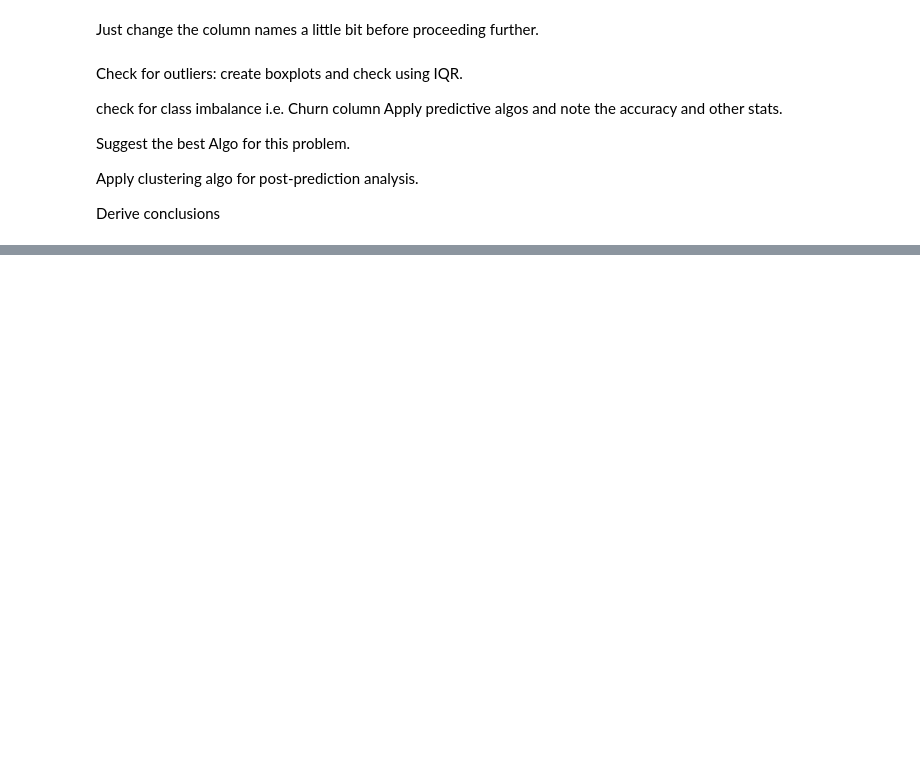
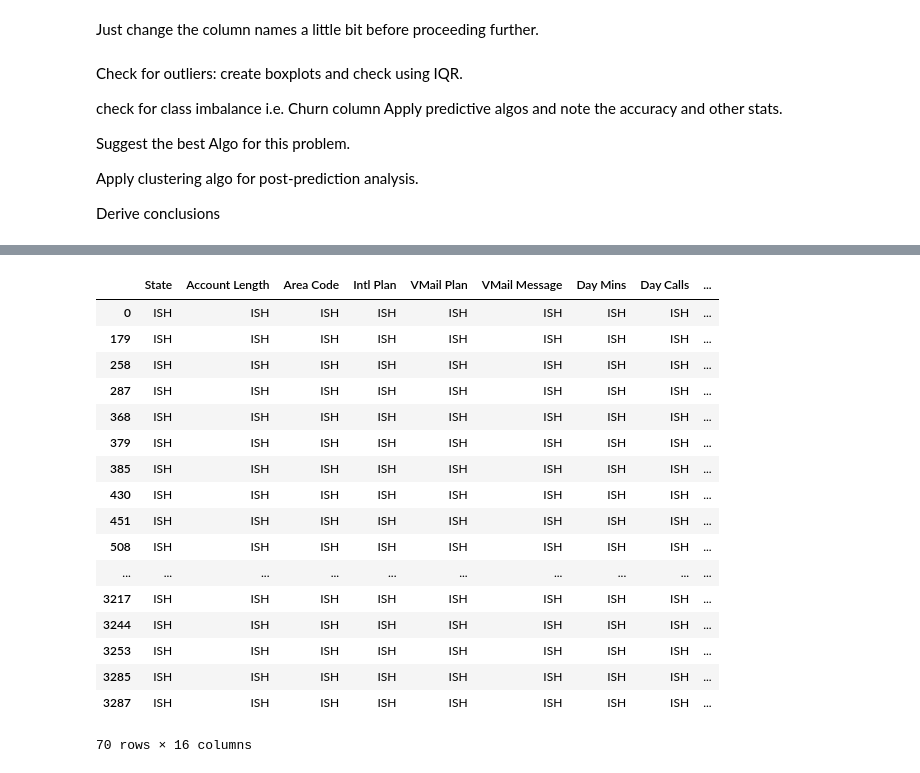
Before and after one commit to ishanify/Analytics-Projects, a Jupyter notebook: analysis_customer_churn.ipynb, the cells around one changed output, grey strips where cells are left out. Drawn from its saved outputs; the diff is of its cells as text; code cells hidden in the pictures; blank space fills up the shorter version.

```diff
--- a/analysis_customer_churn.ipynb
+++ b/analysis_customer_churn.ipynb
@@ -121,0 +245,21 @@ Derive conclusions
+# %%
+temp[temp['State']=='ISH']
+# %% [output]
+|  | State | Account Length | Area Code | Intl Plan | VMail Plan | VMail Message | Day Mins | Day Calls | ... |
+| 0 | ISH | ISH | ISH | ISH | ISH | ISH | ISH | ISH | ... |
+| 179 | ISH | ISH | ISH | ISH | ISH | ISH | ISH | ISH | ... |
+| 258 | ISH | ISH | ISH | ISH | ISH | ISH | ISH | ISH | ... |
+| 287 | ISH | ISH | ISH | ISH | ISH | ISH | ISH | ISH | ... |
+| 368 | ISH | ISH | ISH | ISH | ISH | ISH | ISH | ISH | ... |
+| 379 | ISH | ISH | ISH | ISH | ISH | ISH | ISH | ISH | ... |
+| 385 | ISH | ISH | ISH | ISH | ISH | ISH | ISH | ISH | ... |
+| 430 | ISH | ISH | ISH | ISH | ISH | ISH | ISH | ISH | ... |
+| 451 | ISH | ISH | ISH | ISH | ISH | ISH | ISH | ISH | ... |
+| 508 | ISH | ISH | ISH | ISH | ISH | ISH | ISH | ISH | ... |
+| ... | ... | ... | ... | ... | ... | ... | ... | ... | ... |
+| 3217 | ISH | ISH | ISH | ISH | ISH | ISH | ISH | ISH | ... |
+| 3244 | ISH | ISH | ISH | ISH | ISH | ISH | ISH | ISH | ... |
+| 3253 | ISH | ISH | ISH | ISH | ISH | ISH | ISH | ISH | ... |
+| 3285 | ISH | ISH | ISH | ISH | ISH | ISH | ISH | ISH | ... |
+| 3287 | ISH | ISH | ISH | ISH | ISH | ISH | ISH | ISH | ... |
+70 rows × 16 columns
```
Also changed, not shown: parts of 12 cells of this notebook.
